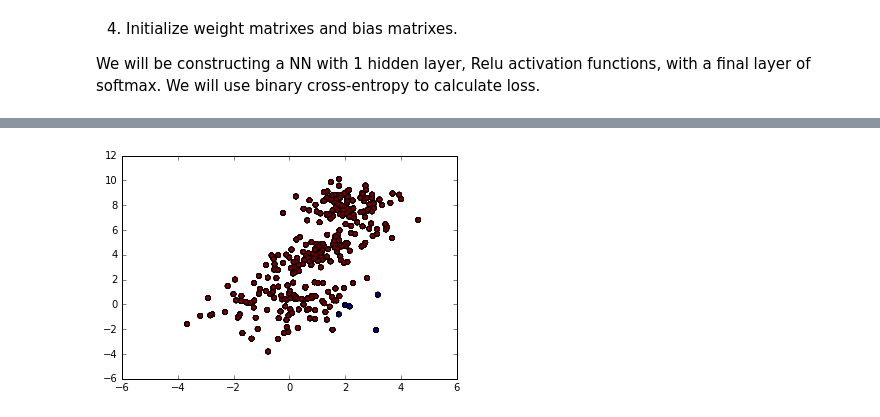
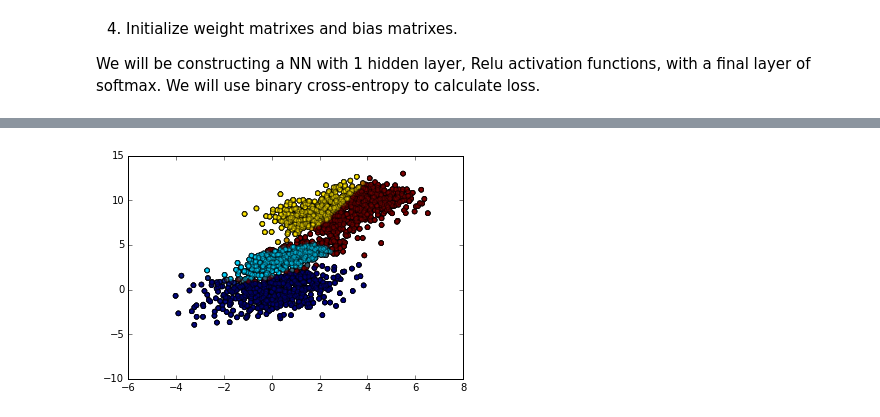
Before and after one commit to pqh2/ml_from_scratch, a Jupyter notebook: nn.ipynb, the cells around one changed output, grey strips where cells are left out. Cells and saved outputs as stored; diff of their text form; code cells hidden in the pictures.

```diff
--- a/nn.ipynb
+++ b/nn.ipynb
@@ -11,13 +11,14 @@ import matplotlib.pyplot as plt
 
 For the purpose of this excercise we are using the "beloved" census dataset with our "beloved" 'is_above_50k' label
 # %%
-num_observations = 1000
+num_observations = 5000
 x1 = np.random.multivariate_normal([0, 0], [[2, .75],[.75, 2]], num_observations)
 x2 = np.random.multivariate_normal([1, 4], [[1, .75],[.75, 1]], num_observations)
 x3 = np.random.multivariate_normal([2, 8], [[0, .75],[.75, 0]], num_observations)
+x4 = np.random.multivariate_normal([4, 10], [[0, .75],[.75, 0]], num_observations)
 
-simulated_separableish_features = np.vstack((x1, x2, x3)).astype(np.float32)
-simulated_labels = np.hstack((np.zeros(num_observations), np.ones(num_observations), np.ones(num_observations) + 1))
+simulated_separableish_features = np.vstack((x1, x2, x3, x4)).astype(np.float32)
+simulated_labels = np.hstack((np.zeros(num_observations), np.ones(num_observations), np.ones(num_observations) + 1, np.ones(num_observations) + 2))
 %matplotlib inline
 plt.figure(figsize=(12,8))
 plt.scatter(simulated_separableish_features[:, 0], simulated_separableish_features[:, 1],
@@ -28,7 +29,7 @@ plt.scatter(simulated_separableish_features[:, 0], simulated_separableish_featur
 # %% [markdown]
 3) Split into train and validation sets
 # %%
-labels_onehot = np.zeros((simulated_labels.shape[0], 3)).astype(int)
+labels_onehot = np.zeros((simulated_labels.shape[0], 4)).astype(int)
 labels_onehot[np.arange(len(simulated_labels)), simulated_labels.astype(int)] = 1
 
 x_train, x_valid, y_train, y_valid = train_test_split(
@@ -46,68 +47,57 @@ def stablesoftmax(x):
     return exps / np.reshape(np.sum(exps, axis = 1), (x.shape[0], 1))
 # %%
 # Takes from input dimension to hidden layer
-W1 = np.random.rand(x_train.shape[1], 5)
-b1 = np.random.rand(1, 5)
+W1 = np.random.rand(x_train.shape[1], 25)
+b1 = np.random.rand(1, 25)
 
 # Takes us from hidden layer to output layer
-W2 = np.random.rand(5, 3)
-b2 = np.random.rand(1, 3)
+W2 = np.random.rand(25, 4)
+b2 = np.random.rand(1, 4)
 # %%
 j = 0
-lr = 0.01
-for i in range(5000):
-    if (j+1) * 3 > len(x_train):
+lr = 0.001
+for i in range(10000):
+    if (j+1) * 32 > len(x_train):
         j = 0
     x = x_train[j*32:(j+1) * 32]
     y = y_train[j*32:(j+1) * 32]
+
     j += 1
-    z1 = np.matmul(x, W1)
-    #print z1
-    rel1 = np.maximum(z1, 0)
-    z2 = np.matmul(rel1, W2)
-    softmax = stablesoftmax(z2)
-    #print softmax > 0.5
+    hidden_layer = np.matmul(x, W1) + b1
+    hidden_layer_relu = np.maximum(hidden_layer, 0)
+    output_layer = np.matmul(hidden_layer_relu, W2) + b2
+    softmax = stablesoftmax(output_layer)
 
-    dLDz2 = (softmax - y) / 32.0
-    #print dLDRelu2
-    #dLDz2 = np.multiply(dLDRelu2, relu2_arr)
-    dLDw2 = np.matmul(rel1.transpose(), dLDz2)
-    dLRelu1 = np.matmul(dLDz2, W2.transpose())
-    relu1_arr = np.array(z1 > 0, dtype=np.int32)
-    dLDz1 = np.multiply(dLRelu1, relu1_arr)
-    dLDw1 = np.matmul(x.transpose(), dLDz1 )
-    #print dLDw1
-    #print W1
-    #print W2
-    W2 = W2 - lr * dLDw2
-    #print W2
-    #b2 = b2 - lr * sum(dLDw2)
-    #print W1
-    W1 = W1 - lr * dLDw1
-    #print W1
-    #b1 = b1- lr * sum(dLDw1)
+    grad_softmax = (softmax - y) / 32.0
+    grad_w2 = np.matmul(hidden_layer_relu.transpose(), grad_softmax)
+    grad_relu1 = np.matmul(grad_softmax, W2.transpose())
+    relu1_arr = np.array(hidden_layer > 0, dtype=np.int32)
+    grad_hidden_layer = np.multiply(grad_relu1, relu1_arr)
+    grad_w1 = np.matmul(x.transpose(), grad_hidden_layer)
+
+    W2 = W2 - lr * grad_w2
+    b2 = b2 - lr * sum(grad_w2)
+    W1 = W1 - lr * grad_w1
+    b1 = b1- lr * sum(grad_w1)
 
 
 
-    z1 = np.matmul(x_valid, W1)
-    #print z1
-    rel1 = np.maximum(z1, 0)
-    z2 = np.matmul(rel1, W2)
-    #rel2 = np.maximum(z2, 0)
-    softmax = stablesoftmax(z2)
-    #print softmax
+    hidden_layer = np.matmul(x_valid, W1) + b1
+    hidden_layer_relu = np.maximum(hidden_layer, 0)
+    output_layer = np.matmul(hidden_layer_relu, W2) + b2
+    softmax = stablesoftmax(output_layer)
     logit_err = -np.sum(np.multiply(y_valid, np.log(softmax)))
     labels_pred = np.array(softmax > 0.5, dtype=np.int)
-    if i % 100 == 0:
+
+    if i % 1000 == 0:
         print lr
         print logit_err / 32
-        print np.sum(np.sum(labels_pred == y_valid)) * 0.33 / len(y_valid)
+        print np.sum(np.sum(labels_pred == y_valid)) * 0.25 / len(y_valid)
         print "\n"
 
-        labels_pred = [0 if v[0] == 1 else (1 if v[1] == 1 else 2) for v in labels_pred]
+        labels_pred = [0 if v[0] == 1 else (1 if v[1] == 1 else (2 if v[2] == 1 else 3)) for v in labels_pred]
         print labels_pred[:10]
         if len(set(labels_pred)) > 0:
             plt.scatter(x_valid[:, 0], x_valid[:, 1],
                     c = labels_pred, alpha = .4)
-    #print softmax > 0.5
 # %% [output]
@@ -131 +121 @@ for i in range(5000):
-[figure, old version]
+[figure, new version]
```
Also changed, not shown: parts of 3 cells of this notebook, 1 other file.
